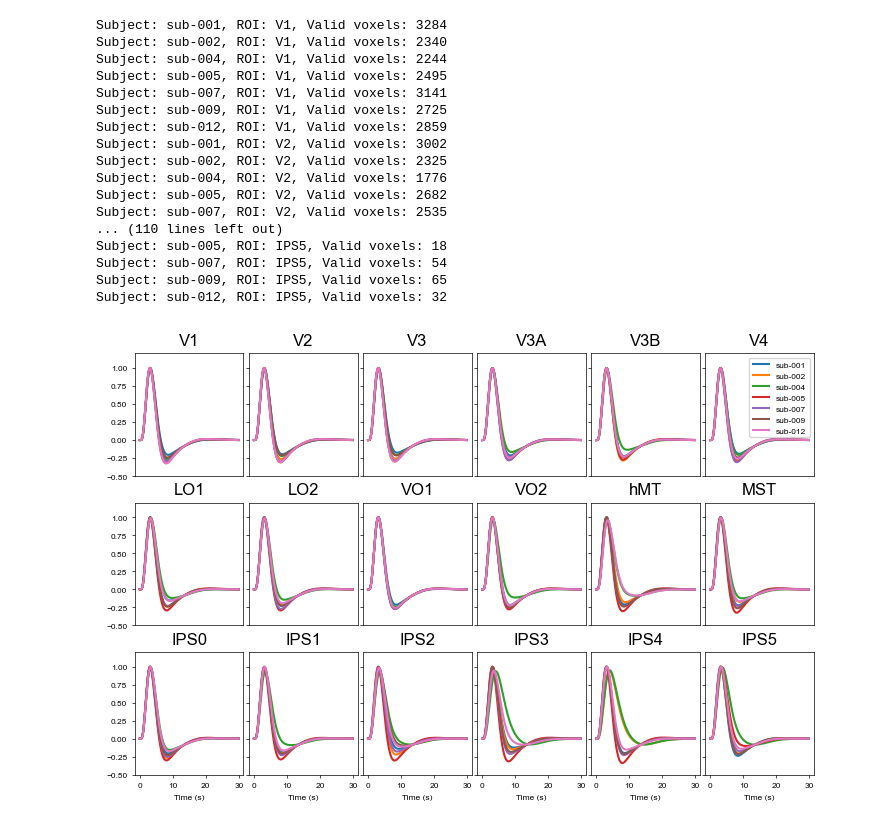
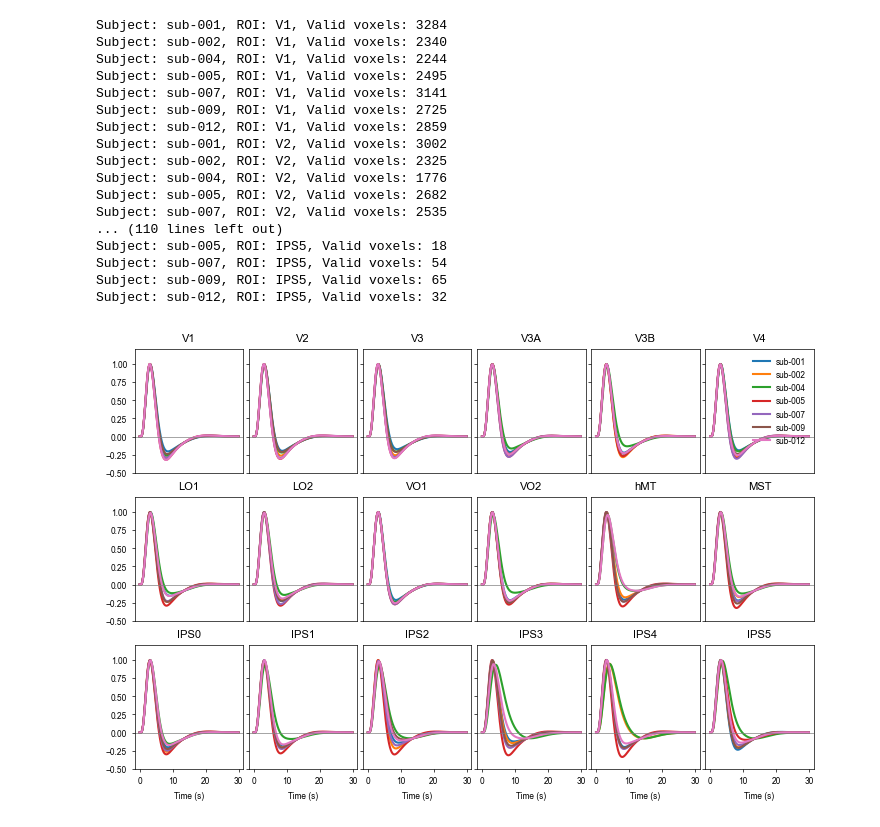
Before and after one commit to c14h19no2/pRF_expect_pub, a Jupyter notebook: pRF_expect_analysis/prf_expect/analysis/viz/check_hrf.ipynb, the cells around one changed output. Drawn from its saved outputs; the diff is of its cells as text; code cells hidden in the pictures.

Commit message:
hrf figure

```diff
--- a/pRF_expect_analysis/prf_expect/analysis/viz/check_hrf.ipynb
+++ b/pRF_expect_analysis/prf_expect/analysis/viz/check_hrf.ipynb
@@ -174,17 +174,17 @@ def create_hrf(hrf_params, hrf_basis="spm", normalize_hrf=True, t_r=0.1):
                 [
                     np.ones_like(hrf_params[1], dtype='float32')*hrf_params[0] *
                     spm_hrf(
-                        tr=t_r,
+                        t_r=t_r,
                         oversampling=1,
                         time_length=40)[...,np.newaxis],
                     hrf_params[1] *
                     spm_time_derivative(
-                        tr=t_r,
+                        t_r=t_r,
                         oversampling=1,
                         time_length=40)[...,np.newaxis],
                     hrf_params[2] *
                     spm_dispersion_derivative(
-                        tr=t_r,
+                        t_r=t_r,
                         oversampling=1,
                         time_length=40)[...,np.newaxis]],
                         dtype='float32').sum(
@@ -192,7 +192,7 @@ def create_hrf(hrf_params, hrf_basis="spm", normalize_hrf=True, t_r=0.1):
         elif hrf_basis.lower() == 'tdm':
 
             hrf =  tdm_hrf(hrf_params[1],
-                        tr=t_r,
+                        t_r=t_r,
                         time_length=40)
 
         else:
@@ -201,17 +201,17 @@ def create_hrf(hrf_params, hrf_basis="spm", normalize_hrf=True, t_r=0.1):
                 [
                     np.ones_like(hrf_params[1], dtype='float32')*hrf_params[0] *
                     spm_hrf(
-                        tr=t_r,
+                        t_r=t_r,
                         oversampling=1,
                         time_length=40)[...,np.newaxis],
                     hrf_params[1] *
                     spm_time_derivative(
-                        tr=t_r,
+                        t_r=t_r,
                         oversampling=1,
                         time_length=40)[...,np.newaxis],
                     hrf_params[2] *
                     spm_dispersion_derivative(
-                        tr=t_r,
+                        t_r=t_r,
                         oversampling=1,
                         time_length=40)[...,np.newaxis]],
                         dtype='float32').sum(
@@ -290,8 +290,9 @@ for i, roi in enumerate(roi_verts.keys()):
         color = colors[s_idx % len(colors)]
         ax.plot(time_points, mean_subj_hrf[:len(time_points)], label=subject, color=color)
 
-    ax.set_title(f"{roi}")
+    ax.set_title(f"{roi}", fontsize=8)
     ax.set_ylim(-0.5, 1.2)
+    ax.axhline(0, color='gray', linestyle='-', linewidth=0.5)
 
     # Remove x-axis labels for scatter plots in the first two rows (indices 0-11)
     # Only show x-label for the last row (indices 12-17)
@@ -304,35 +305,36 @@ for i, roi in enumerate(roi_verts.keys()):
 
     # Remove y-axis labels for columns other than the first one (index 0)
     if i % 6 != 0:
         ax.set_yticklabels([])
 
     # Legend in the top right subplot (index 5)
     if i == 5:
-        ax.legend(fontsize=6)
+        # make legend top right and smaller
+        ax.legend(loc='upper right', bbox_to_anchor=(1.0, 1.0), frameon=False)
 
 plt.tight_layout(pad=0.2, w_pad=0.2, h_pad=0.2)
 plt.show()
 figure_result_dir.mkdir(parents=True, exist_ok=True)
 fig.savefig(figure_result_dir / f"group_analysis-pRF_space-fsaverage_desc-prf_hrf.pdf", dpi=600, bbox_inches='tight')
 # %% [output]
 Subject: sub-001, ROI: V1, Valid voxels: 3284
 Subject: sub-002, ROI: V1, Valid voxels: 2340
 Subject: sub-004, ROI: V1, Valid voxels: 2244
 Subject: sub-005, ROI: V1, Valid voxels: 2495
 Subject: sub-007, ROI: V1, Valid voxels: 3141
 Subject: sub-009, ROI: V1, Valid voxels: 2725
 Subject: sub-012, ROI: V1, Valid voxels: 2859
 Subject: sub-001, ROI: V2, Valid voxels: 3002
 Subject: sub-002, ROI: V2, Valid voxels: 2325
 Subject: sub-004, ROI: V2, Valid voxels: 1776
 Subject: sub-005, ROI: V2, Valid voxels: 2682
 Subject: sub-007, ROI: V2, Valid voxels: 2535
 ... (110 lines left out)
 Subject: sub-005, ROI: IPS5, Valid voxels: 18
 Subject: sub-007, ROI: IPS5, Valid voxels: 54
 Subject: sub-009, ROI: IPS5, Valid voxels: 65
 Subject: sub-012, ROI: IPS5, Valid voxels: 32
-[figure, old version]
+[figure, new version]
 # %%
 # for voxel\s whose rsq>rsq_thre in each region, plot hrf with the params
 fig, axes = plt.subplots(2, 5, figsize=cm_to_inch(18, 10))
```
Also changed, not shown: parts of 2 cells of this notebook, 2 other files.
